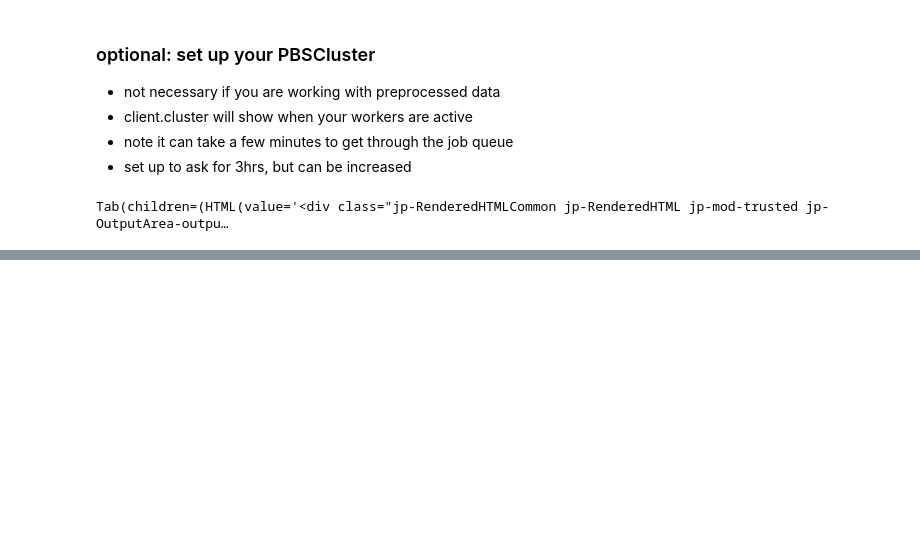
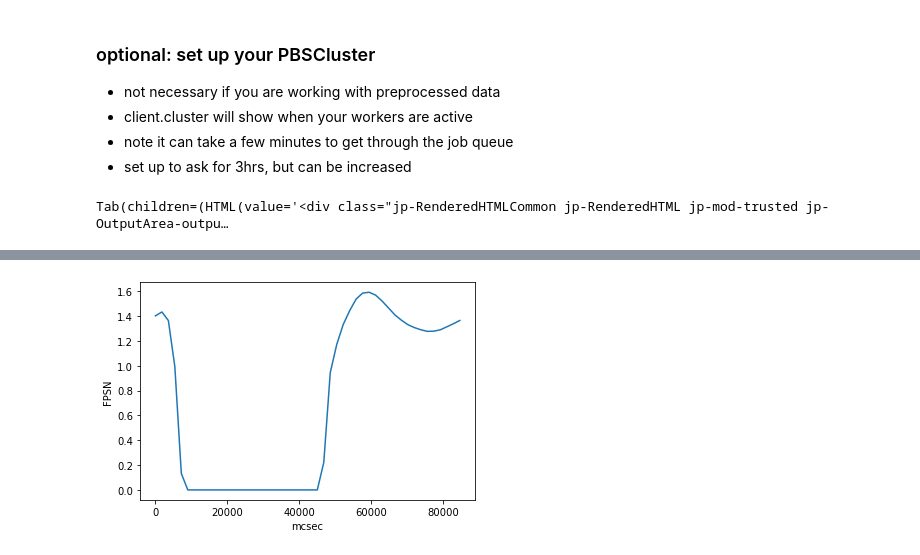
Before and after one commit to djk2120/ppe_tools, a Jupyter notebook: analysis/mpj.ipynb, the cells around one changed output, grey strips where cells are left out. Cells and saved outputs as stored; diff of their text form; code cells hidden in the pictures; blank space fills up the shorter version.

```diff
--- a/analysis/mpj.ipynb
+++ b/analysis/mpj.ipynb
@@ -88,0 +158,7 @@ plotter(x)
+# %%
+ixm = ds['time.month']==4
+g = ds.mcsec
+diurn = ds.FPSN.isel(time=ixm,ens=0).groupby(g[ixm]).mean().compute()
+diurn.plot();
+# %% [output]
+[figure, added]
```
Also changed, not shown: parts of 12 cells of this notebook.
